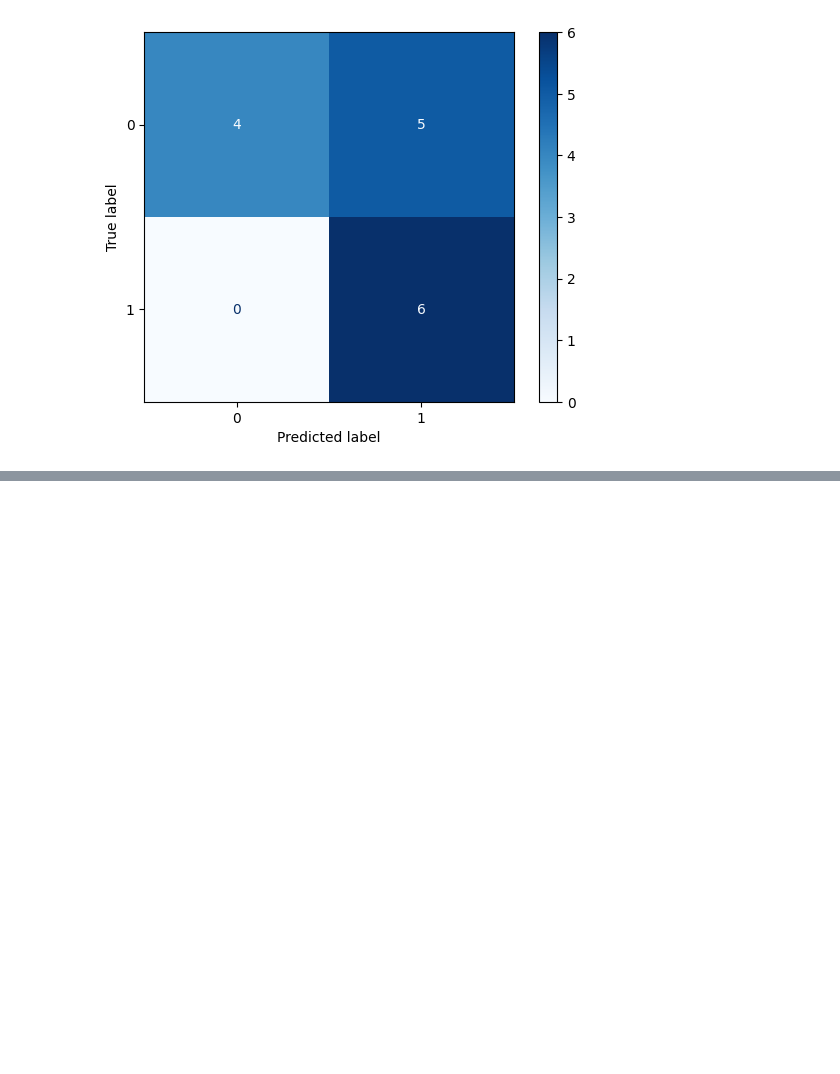
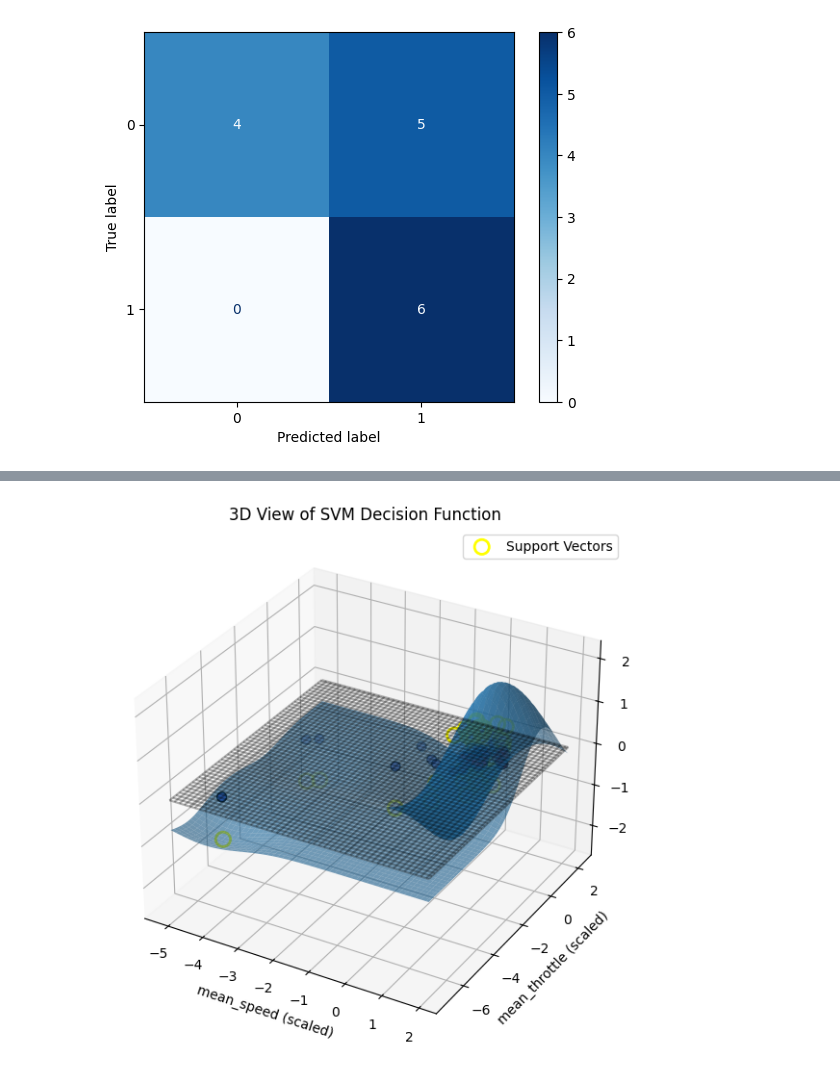
Before and after one commit to KasunJayasanka/ML-Lab, a Jupyter notebook: ML_SVM.ipynb, the cells around one changed output, grey strips where cells are left out. Cells and saved outputs as stored; diff of their text form; code cells hidden in the pictures; blank space fills up the shorter version.

```diff
--- a/ML_SVM.ipynb
+++ b/ML_SVM.ipynb
@@ -192,0 +231,67 @@ plt.show()
+# %%
+from mpl_toolkits.mplot3d import Axes3D  # just to register 3D projection
+
+# If not available in this scope, rebuild minimal pieces:
+# X_vis = df[["mean_speed", "mean_throttle"]].values
+# y_vis = df["label"].values
+# scaler_3d = StandardScaler()
+# X_vis_scaled = scaler_3d.fit_transform(X_vis)
+# svm_vis = SVC(kernel="rbf", C=1.0, gamma="scale")
+# svm_vis.fit(X_vis_scaled, y_vis)
+
+# Grid in 2D feature space
+xx, yy = np.meshgrid(
+    np.linspace(X_vis_scaled[:, 0].min() - 1, X_vis_scaled[:, 0].max() + 1, 100),
+    np.linspace(X_vis_scaled[:, 1].min() - 1, X_vis_scaled[:, 1].max() + 1, 100)
+)
+
+grid = np.c_[xx.ravel(), yy.ravel()]
+
+# Decision function: positive = one class, negative = other
+Z = svm_vis.decision_function(grid)
+Z = Z.reshape(xx.shape)
+
+fig = plt.figure(figsize=(10, 7))
+ax = fig.add_subplot(111, projection="3d")
+
+# 3D surface of decision function
+surf = ax.plot_surface(xx, yy, Z, alpha=0.6)
+
+# Plot training points at z=0
+ax.scatter(
+    X_vis_scaled[:, 0],
+    X_vis_scaled[:, 1],
+    np.zeros_like(y_vis),
+    c=y_vis,
+    cmap="coolwarm",
+    edgecolors="k",
+    s=50
+)
+
+# Plot support vectors with their decision value
+sv = svm_vis.support_vectors_
+sv_z = svm_vis.decision_function(sv)
+
+ax.scatter(
+    sv[:, 0],
+    sv[:, 1],
+    sv_z,
+    s=120,
+    facecolors="none",
+    edgecolors="yellow",
+    linewidths=2,
+    label="Support Vectors"
+)
+
+# Zero plane (decision boundary)
+z0 = np.zeros_like(xx)
+ax.plot_wireframe(xx, yy, z0, color="black", alpha=0.3)
+
+ax.set_xlabel("mean_speed (scaled)")
+ax.set_ylabel("mean_throttle (scaled)")
+ax.set_zlabel("decision_function(x)")
+ax.set_title("3D View of SVM Decision Function")
+plt.legend()
+plt.show()
+# %% [output]
+[figure, added]
```
Also changed, not shown: parts of 1 cell of this notebook.
